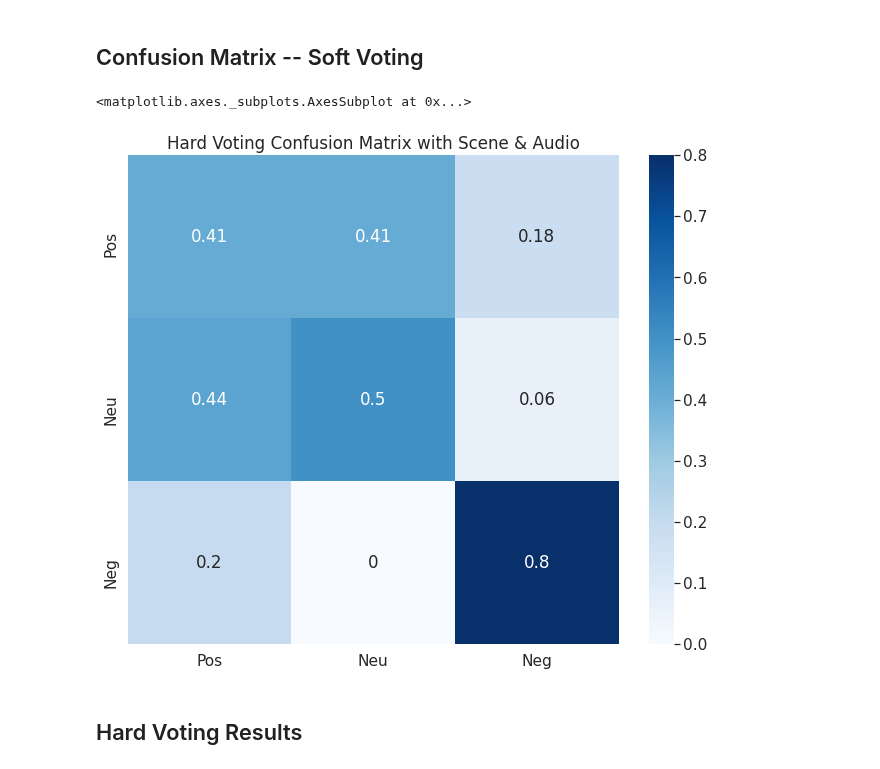
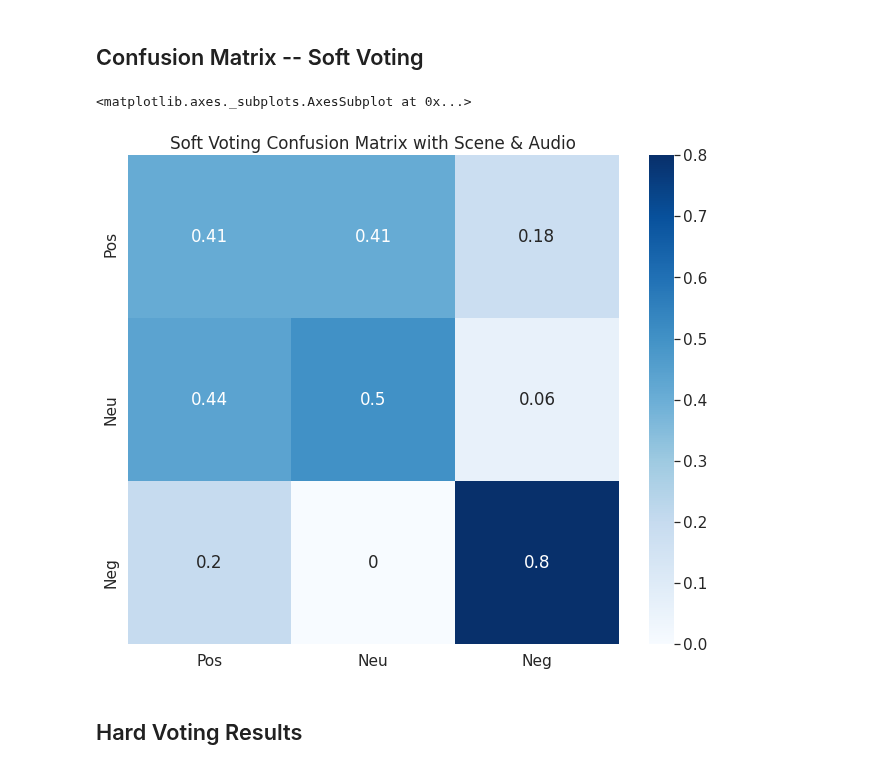
Before and after one commit to fusical/emotiw, a Jupyter notebook: notebooks/2.0-la-tj-ak-kc-vl-ensemble_baseline_predictions.ipynb, the cells around one changed output. Drawn from its saved outputs; the diff is of its cells as text; code cells hidden in the pictures.

Commit message:
Added hard voting and soft voting confusion matrices

```diff
--- a/notebooks/2.0-la-tj-ak-kc-vl-ensemble_baseline_predictions.ipynb
+++ b/notebooks/2.0-la-tj-ak-kc-vl-ensemble_baseline_predictions.ipynb
@@ -447,29 +429,29 @@ f1_score(y_true, y_pred_soft, average='micro')
 # %%
 from sklearn import metrics
 import pandas as pd
 import seaborn as sn
 cm=metrics.confusion_matrix(y_true,y_pred_soft)
 import matplotlib.pyplot as plt
 
 
 classes=['Pos' , 'Neu' , 'Neg']
 
 y_pred_final , y_true_final = y_pred_soft - 1 , y_true - 1
 con_mat = tensorflow.math.confusion_matrix(labels=y_true_final, predictions=y_pred_final).numpy()
 
 con_mat_norm = np.around(con_mat.astype('float') / con_mat.sum(axis=1)[:, np.newaxis], decimals=2)
 
 con_mat_df = pd.DataFrame(con_mat_norm,
                   index = classes,
                   columns = classes)
 
 
 figure = plt.figure(figsize=(11, 9))
-plt.title("Hard Voting Confusion Matrix with Scene & Audio")
+plt.title("Soft Voting Confusion Matrix with Scene & Audio")
 sn.heatmap(con_mat_df, annot=True,cmap=plt.cm.Blues)
 # %% [output]
 <matplotlib.axes._subplots.AxesSubplot at 0x...>
-[figure, old version]
+[figure, new version]
 # %% [markdown]
 ## Hard Voting Results
 # %%
```
Also changed, not shown: parts of 1 cell of this notebook.
